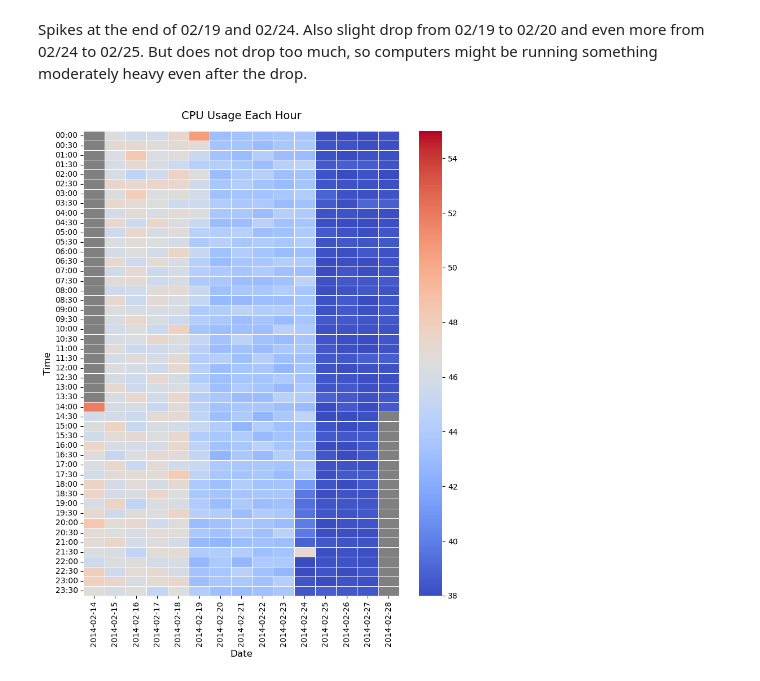
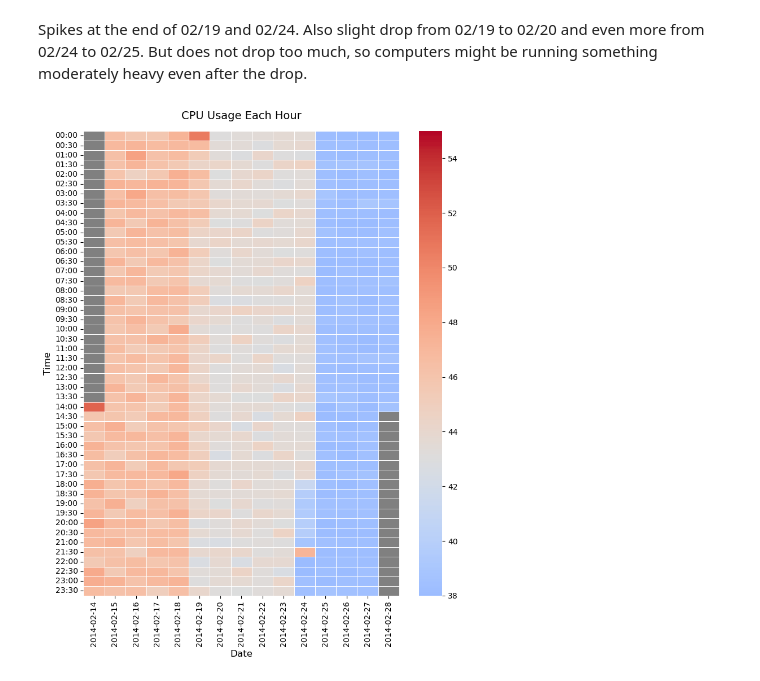
Before and after one commit to EdGabriel-Builds/CPUPrelimDataAnalysis, a Jupyter notebook: SmallData_09.30.2026/graphs.ipynb, the cells around one changed output. Cells and saved outputs as stored; diff of their text form; code cells hidden in the pictures.

```diff
--- a/SmallData_09.30.2026/graphs.ipynb
+++ b/SmallData_09.30.2026/graphs.ipynb
@@ -10,3 +12,7 @@ df["timestamp"] = pd.to_datetime(df["timestamp"])
+# %%
+# 144 window, 5 mins, rolling avg every 12 hrs
+df["12_hr_avg"] = df["value"].rolling(window=144).mean()
+df["12_hr_sd"] = df["value"].rolling(window=144).std()
 # %% [markdown]
 **Basic CSV over time graph**
 # %%
@@ -53,31 +54,32 @@ df_flat["timestamp_h"] = df_flat["timestamp"].dt.floor("30min")
 
 df_flat["Date"] = df_flat["timestamp_h"].dt.date
 df_flat["Time"] = df_flat["timestamp_h"].dt.strftime('%H:%M')
 
 # Pivot the table: rows = Time, columns = Date
 df_pivoted = df_flat.pivot_table(
     index="Time",
     columns="Date",
     values="cpu_usage",
     aggfunc="mean"
 )
 
 # Turn this into a heatmap
 fig2, ax2 = plt.subplots(figsize=(8, 10))
 sns.heatmap(
     df_pivoted,
     cmap="coolwarm",
     linewidths=0.5,
     vmin=38, vmax=55,
+    center=43,
     ax=ax2
 )
 
 ax2.set_title("CPU Usage Each Hour", fontsize=14, pad=15)
 ax2.set_xlabel("Date", fontsize=12)
 ax2.set_ylabel("Time", fontsize=12)
 ax2.set_facecolor("gray")
 
 plt.tight_layout()
 plt.show()
 # %% [output]
-[figure, old version]
+[figure, new version]
```
Also changed, not shown: parts of 4 cells of this notebook.
